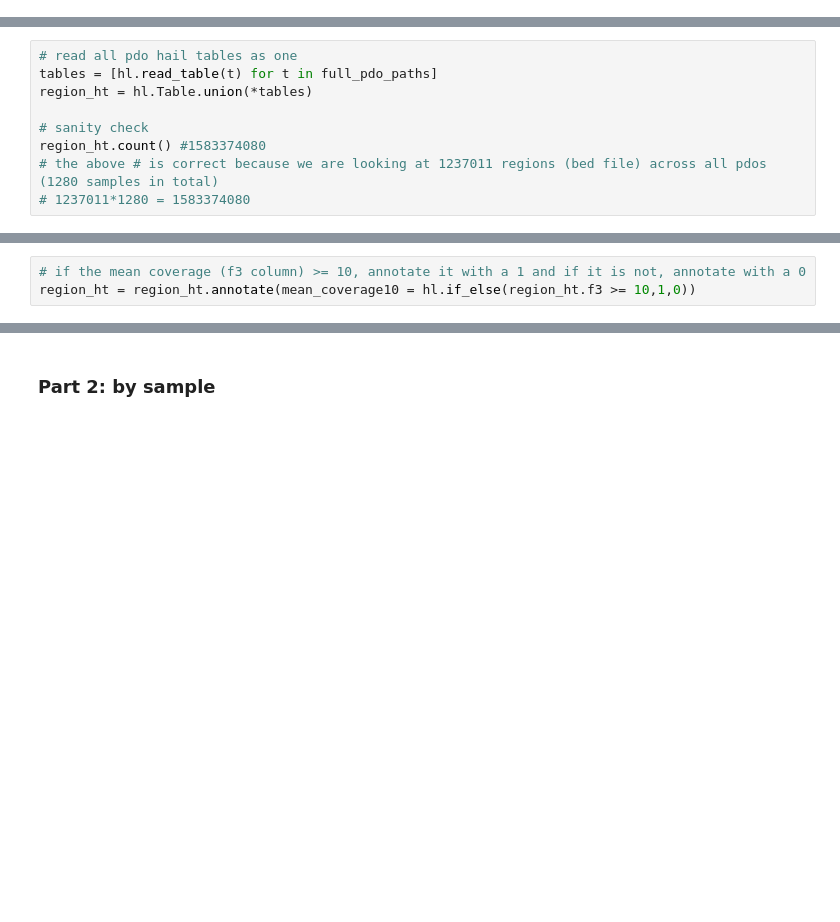
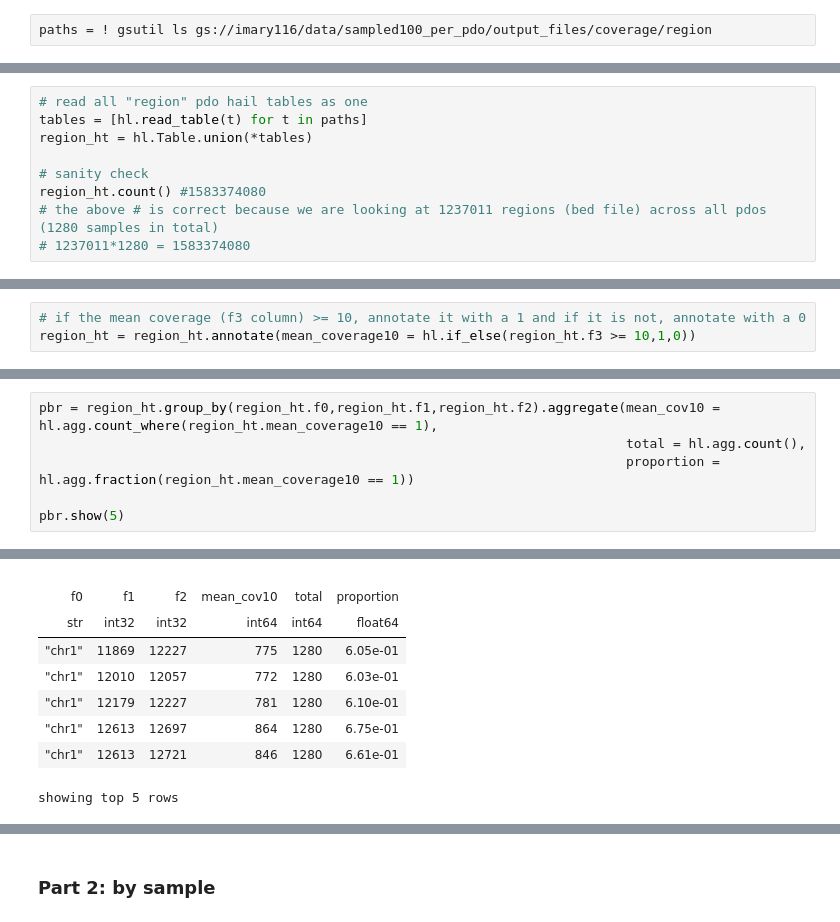
Before and after one commit to imary116/exomecov, a Jupyter notebook: notebook/coverage_additional_analyses.ipynb, the cells around one changed output, grey strips where cells are left out. Saved outputs shown, nothing was run; the diff lists cells and outputs as text; blank space fills up the shorter version.

Commit message:
group by pdo and export tsv for plotting

```diff
--- a/notebook/coverage_additional_analyses.ipynb
+++ b/notebook/coverage_additional_analyses.ipynb
@@ -24,3 +25,5 @@ for path in paths:
         path_no_access.append(path)
 # %% [markdown]
 ### Part 1: by region
+# %%
+paths = ! gsutil ls gs://imary116/data/sampled100_per_pdo/output_files/coverage/region
@@ -36,6 +44,6 @@ full_pdo_paths = [path + s + ext for s in pdos] # make a complete path to pdo fi
 # %%
-# read all pdo hail tables as one
-tables = [hl.read_table(t) for t in full_pdo_paths]
+# read all "region" pdo hail tables as one
+tables = [hl.read_table(t) for t in paths]
 region_ht = hl.Table.union(*tables)
 
 # sanity check
@@ -156,0 +208,7 @@ prop_by_region.show(5)
+# %%
+pbr = region_ht.group_by(region_ht.f0,region_ht.f1,region_ht.f2).aggregate(mean_cov10 = hl.agg.count_where(region_ht.mean_coverage10 == 1),
+                                                                           total = hl.agg.count(),
+                                                                           proportion = hl.agg.fraction(region_ht.mean_coverage10 == 1))
+
+pbr.show(5)
+# %% [output]
@@ -156,0 +216,9 @@ prop_by_region.show(5)
+|  |  |  |  |  |  |
+| f0 | f1 | f2 | mean_cov10 | total | proportion |
+| str | int32 | int32 | int64 | int64 | float64 |
+| "chr1" | 11869 | 12227 | 775 | 1280 | 6.05e-01 |
+| "chr1" | 12010 | 12057 | 772 | 1280 | 6.03e-01 |
+| "chr1" | 12179 | 12227 | 781 | 1280 | 6.10e-01 |
+| "chr1" | 12613 | 12697 | 864 | 1280 | 6.75e-01 |
+| "chr1" | 12613 | 12721 | 846 | 1280 | 6.61e-01 |
+showing top 5 rows
```
Also changed, not shown: parts of 26 cells of this notebook.
